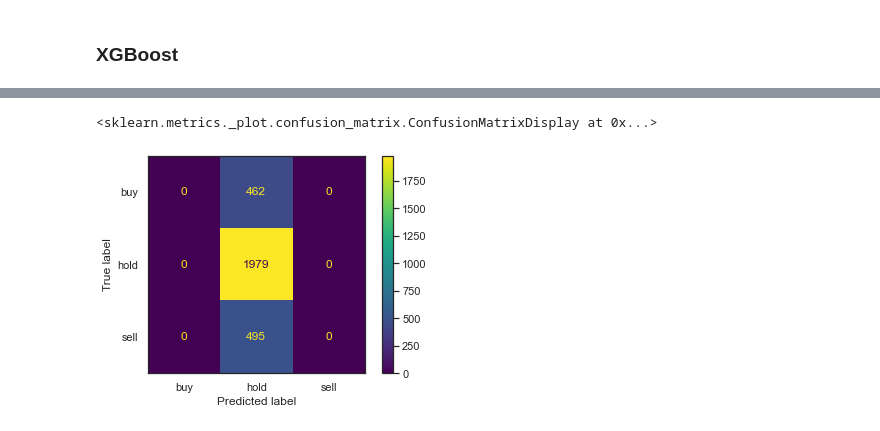
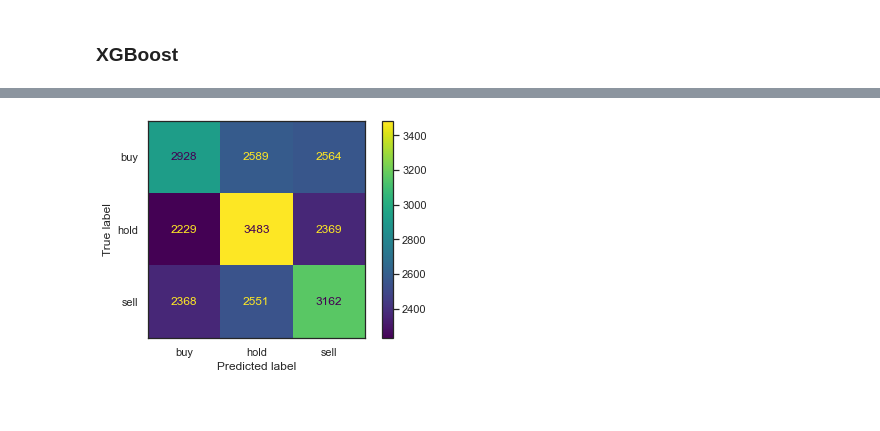
Before and after one commit to ghcn345/Stock-Market-Prediction, a Jupyter notebook: stock_market_Classification.ipynb, the cells around one changed output, grey strips where cells are left out. Drawn from its saved outputs; the diff is of its cells as text; code cells hidden in the pictures.

```diff
--- a/stock_market_Classification.ipynb
+++ b/stock_market_Classification.ipynb
@@ -464,5 +448,5 @@ weighted avg       0.45      0.67      0.54      2936
-# %%
-plot_confusion_matrix(grid_svm, X_test, y_test)
-# %% [output]
-<sklearn.metrics._plot.confusion_matrix.ConfusionMatrixDisplay at 0x...>
-[figure, removed]
+# %%
+plot_confusion_matrix(grid_xgb, X_train, y_train)
+#plt.savefig('images/xgb.jpeg', format='jpeg')
+# %% [output]
+[figure, added]
```
Also changed, not shown: parts of 10 cells of this notebook.
